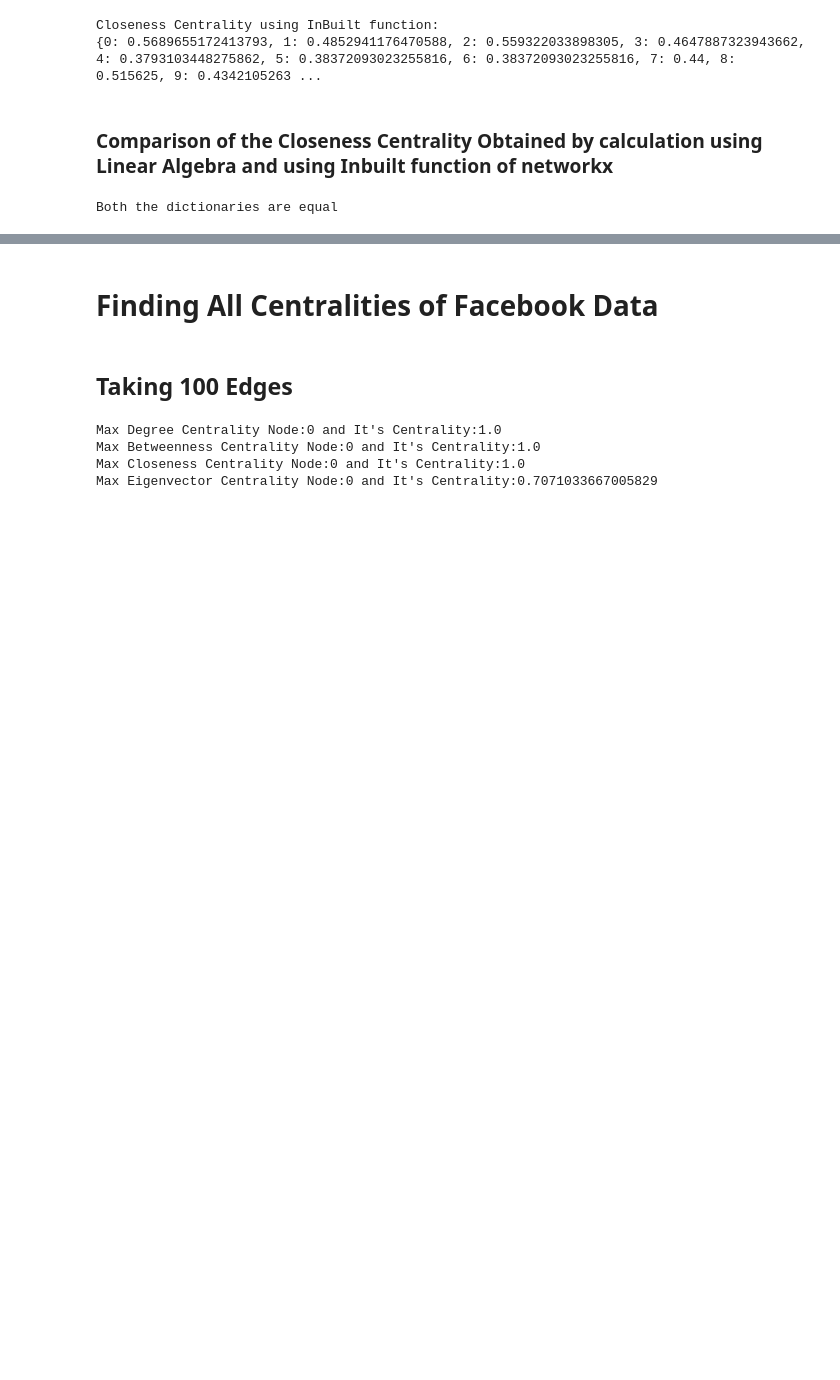
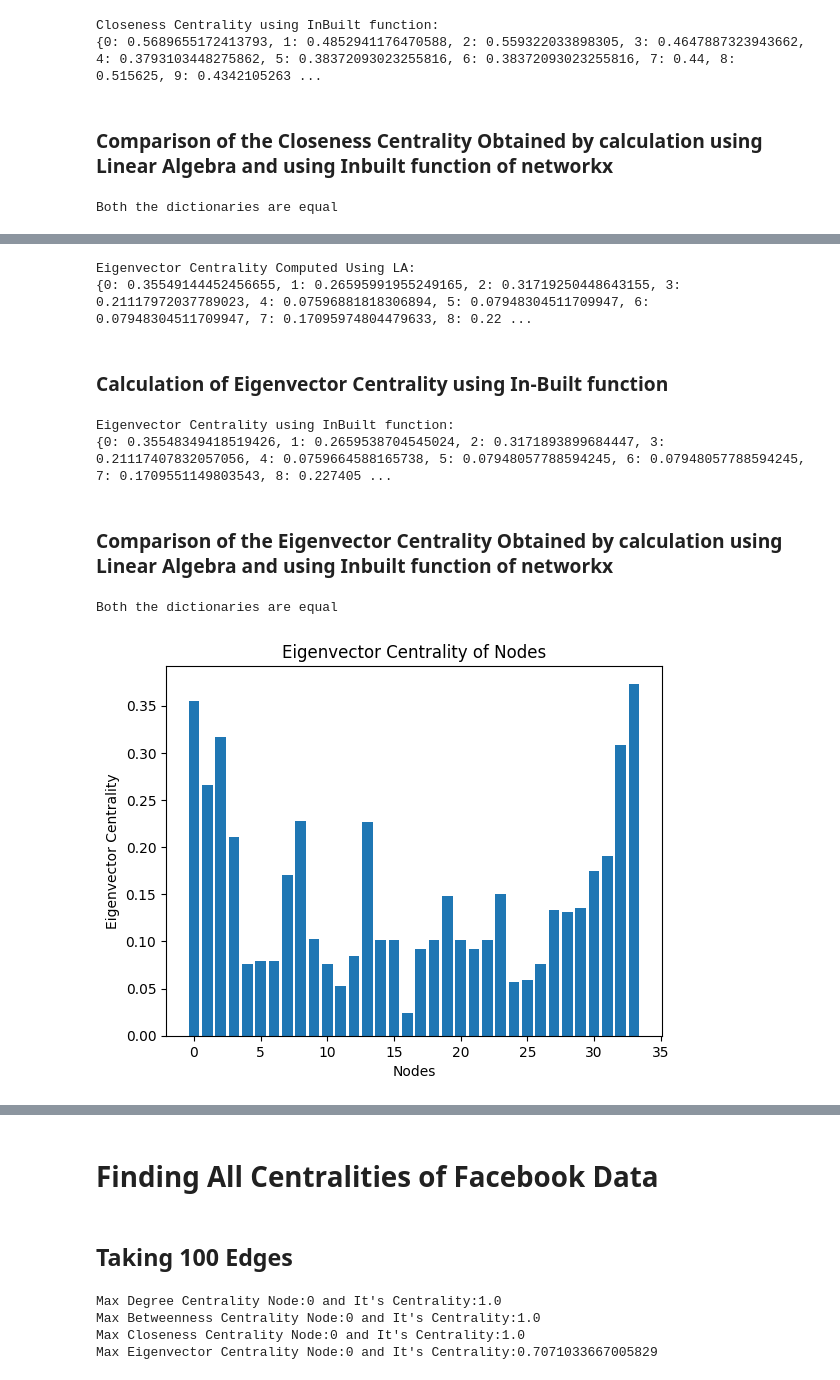
Before and after one commit to techoflashh/LA-Project, a Jupyter notebook: ProjectNotebook.ipynb, the cells around one changed output, grey strips where cells are left out. Drawn from its saved outputs; the diff is of its cells as text; code cells hidden in the pictures; blank space fills up the shorter version.

```diff
--- a/ProjectNotebook.ipynb
+++ b/ProjectNotebook.ipynb
@@ -247,0 +235,54 @@ Both the dictionaries are equal
+# %%
+def eigenvector_centrality(adjacency_matrix, max_iterations=1000):
+    A = np.array(adjacency_matrix)
+    arr = np.ones(adjacency_matrix.shape[0])
+    arr = arr.T
+    for i in range(max_iterations):
+        arr = A @ arr
+        arr = arr/np.linalg.norm(arr)
+
+    centrality_scores = dict(enumerate(arr))
+    return centrality_scores
+
+
+G = nx.karate_club_graph()
+
+weighted_adjacency_matrix = nx.to_numpy_array(G)
+
+unweighted_adjacency_matrix = (weighted_adjacency_matrix > 0).astype(int)
+
+eigenvector_centrality_LA = eigenvector_centrality(unweighted_adjacency_matrix)
+print("Eigenvector Centrality Computed Using LA:")
+print(eigenvector_centrality_LA)
+# %% [output]
+Eigenvector Centrality Computed Using LA:
+{0: 0.35549144452456655, 1: 0.26595991955249165, 2: 0.31719250448643155, 3: 0.21117972037789023, 4: 0.07596881818306894, 5: 0.07948304511709947, 6: 0.07948304511709947, 7: 0.17095974804479633, 8: 0.22 ...
+# %% [markdown]
+### Calculation of Eigenvector Centrality using In-Built function
+# %%
+eigenvector_centrality_inBuilt = nx.eigenvector_centrality(G)
+print("Eigenvector Centrality using InBuilt function:")
+print(eigenvector_centrality_inBuilt)
+# %% [output]
+Eigenvector Centrality using InBuilt function:
+{0: 0.35548349418519426, 1: 0.2659538704545024, 2: 0.3171893899684447, 3: 0.21117407832057056, 4: 0.0759664588165738, 5: 0.07948057788594245, 6: 0.07948057788594245, 7: 0.1709551149803543, 8: 0.227405 ...
+# %% [markdown]
+### Comparison of the Eigenvector Centrality Obtained by calculation using Linear Algebra and using Inbuilt function of networkx
+# %%
+if compare_dictionaries(eigenvector_centrality_inBuilt ,eigenvector_centrality_inBuilt, 4):
+    print("Both the dictionaries are equal")
+else:
+    print("Both the dictionaries are not equal")
+# %% [output]
+Both the dictionaries are equal
+# %%
+x = eigenvector_centrality_inBuilt.keys()
+y = eigenvector_centrality_inBuilt.values()
+
+plt.bar(x,y)
+plt.title("Eigenvector Centrality of Nodes")
+plt.xlabel("Nodes")
+plt.ylabel("Eigenvector Centrality")
+plt.show()
+# %% [output]
+[figure, added]
```
Also changed, not shown: parts of 12 cells of this notebook, 11 other files.
